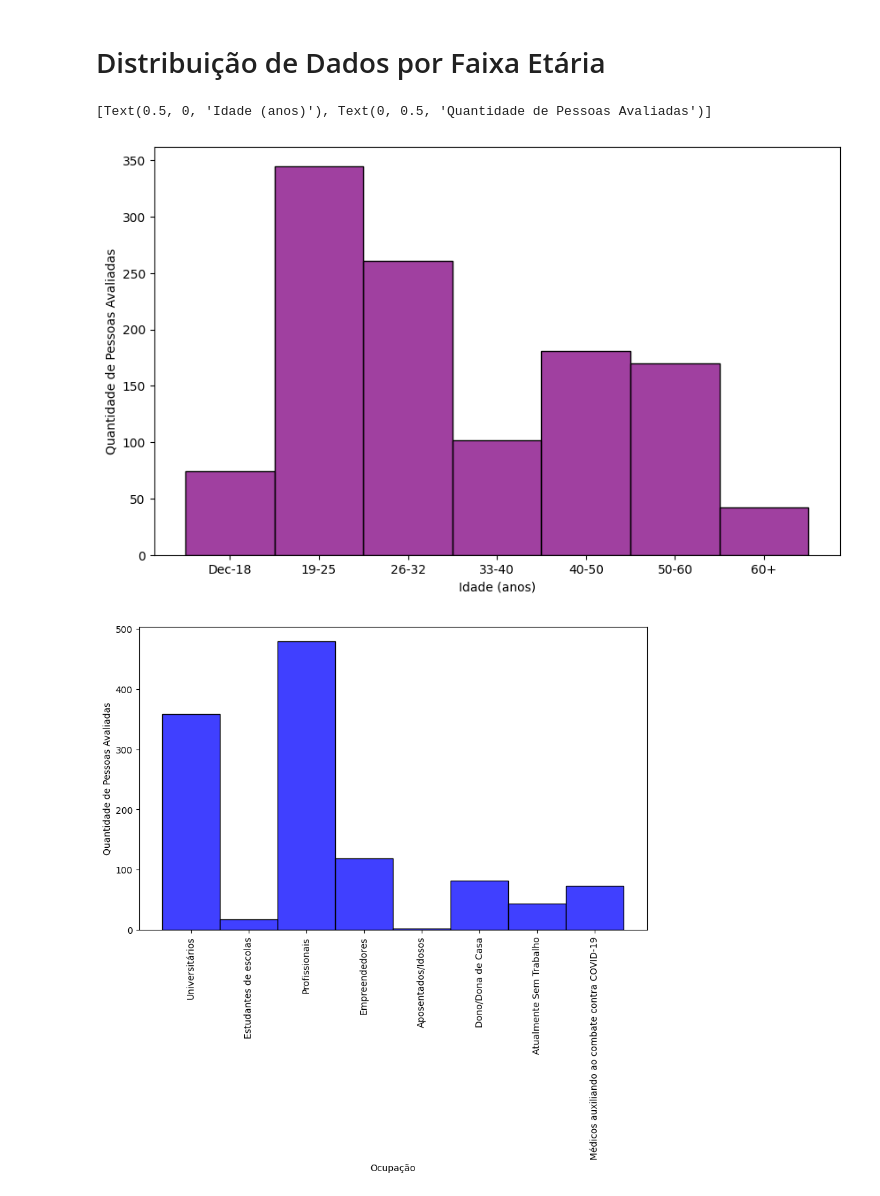
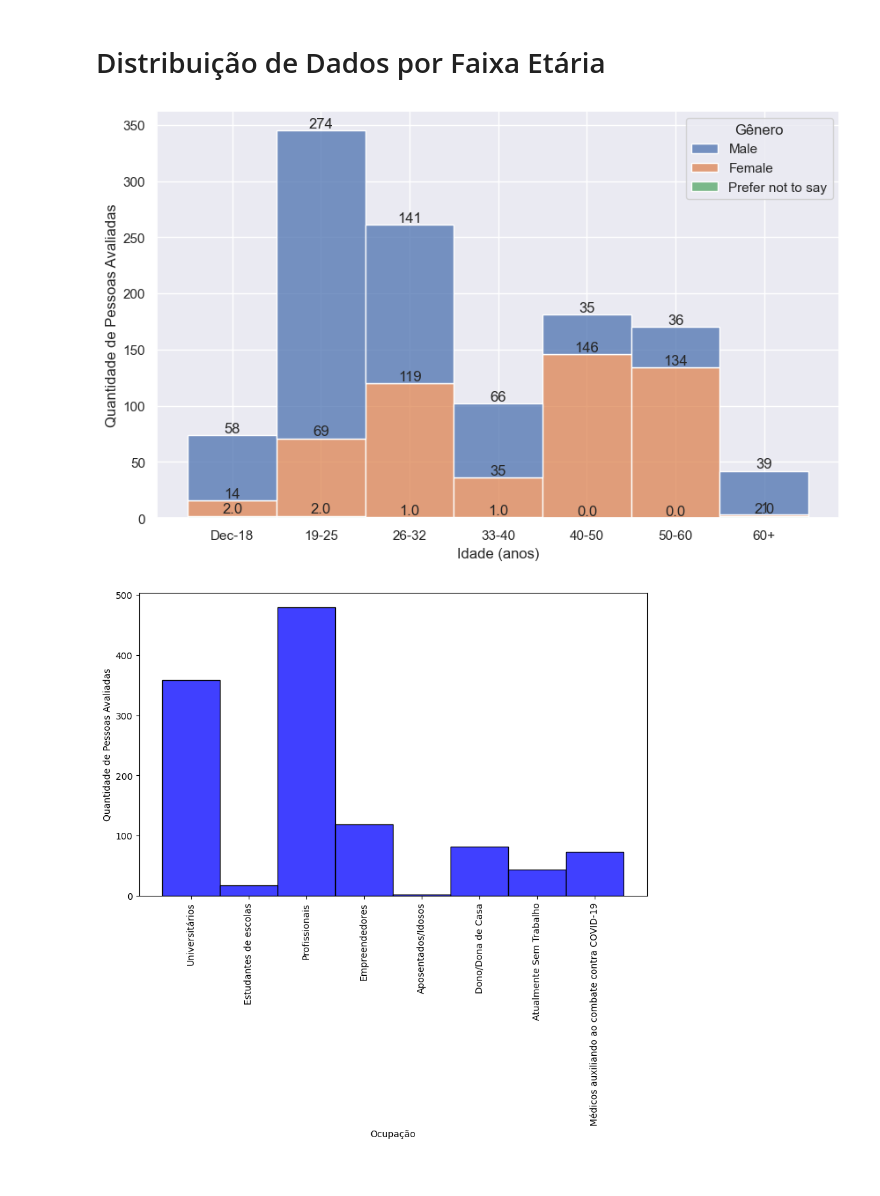
Before and after one commit to akira-gabriel/Covid-Psycological-Effects-of-COVID, a Jupyter notebook: Psycological Effects of COVID.ipynb, the cells around one changed output. Drawn from its saved outputs; the diff is of its cells as text; code cells hidden in the pictures.

```diff
--- a/Psycological Effects of COVID.ipynb
+++ b/Psycological Effects of COVID.ipynb
@@ -356,13 +356,14 @@ sns.set (rc = {'figure.figsize':(14, 14)})
 # %%
 plt.figure(figsize=(10,6))
 
 df['Idade (anos)'] = pd.Categorical(df['Idade (anos)'], categories=['Dec-18','19-25', '26-32', '33-40', '40-50', '50-60', '60+'], ordered=True)
-ax = sns.histplot(x = 'Idade (anos)', color='purple',
+ax = sns.histplot(x = 'Idade (anos)', hue='Gênero', multiple='stack',
               data = df)
 ax.set(xlabel='Idade (anos)', ylabel='Quantidade de Pessoas Avaliadas')
+for i, p in enumerate(ax.containers):
+    ax.bar_label(p, labels=[f'{v.get_height()}' for v in p], label_type='edge')
 # %% [output]
-[Text(0.5, 0, 'Idade (anos)'), Text(0, 0.5, 'Quantidade de Pessoas Avaliadas')]
-[figure, old version]
+[figure, new version]
 # %%
 plt.figure(figsize=(10,6))
 
```
Also changed, not shown: parts of 3 cells of this notebook.
